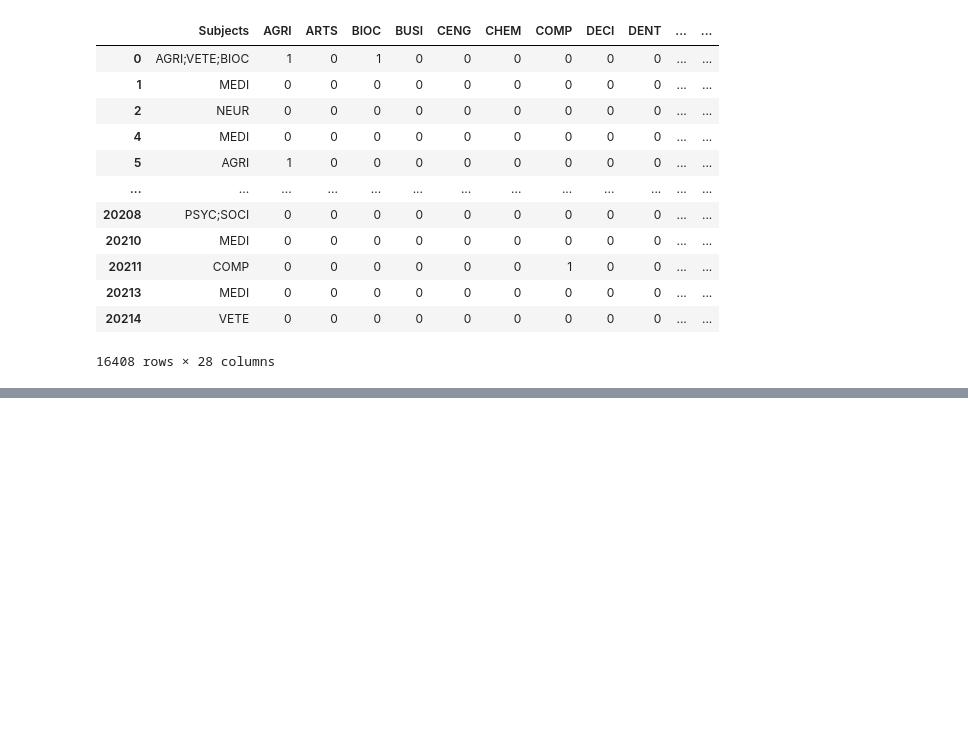
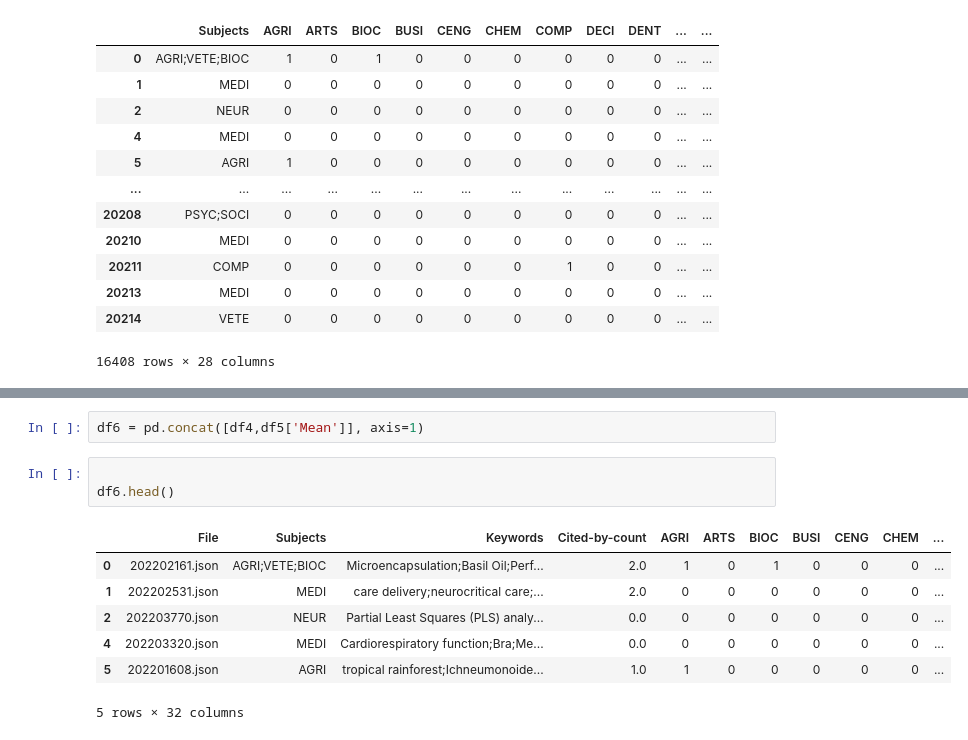
Before and after one commit to Mingpassawat/PaperRecommender, a Jupyter notebook: process.ipynb, the cells around one changed output, grey strips where cells are left out. Drawn from its saved outputs; the diff is of its cells as text; blank space fills up the shorter version.

```diff
--- a/process.ipynb
+++ b/process.ipynb
@@ -97,0 +196,13 @@ print("ljhdosijldfls")
+# %%
+df6 = pd.concat([df4,df5['Mean']], axis=1)
+# %%
+
+df6.head()
+# %% [output]
+|  | File | Subjects | Keywords | Cited-by-count | AGRI | ARTS | BIOC | BUSI | CENG | CHEM | ... |
+| 0 | 202202161.json | AGRI;VETE;BIOC | Microencapsulation;Basil Oil;Perf... | 2.0 | 1 | 0 | 1 | 0 | 0 | 0 | ... |
+| 1 | 202202531.json | MEDI | care delivery;neurocritical care;... | 2.0 | 0 | 0 | 0 | 0 | 0 | 0 | ... |
+| 2 | 202203770.json | NEUR | Partial Least Squares (PLS) analy... | 0.0 | 0 | 0 | 0 | 0 | 0 | 0 | ... |
+| 4 | 202203320.json | MEDI | Cardiorespiratory function;Bra;Me... | 0.0 | 0 | 0 | 0 | 0 | 0 | 0 | ... |
+| 5 | 202201608.json | AGRI | tropical rainforest;Ichneumonoide... | 1.0 | 1 | 0 | 0 | 0 | 0 | 0 | ... |
+5 rows × 32 columns
```
Also changed, not shown: parts of 12 cells of this notebook.
